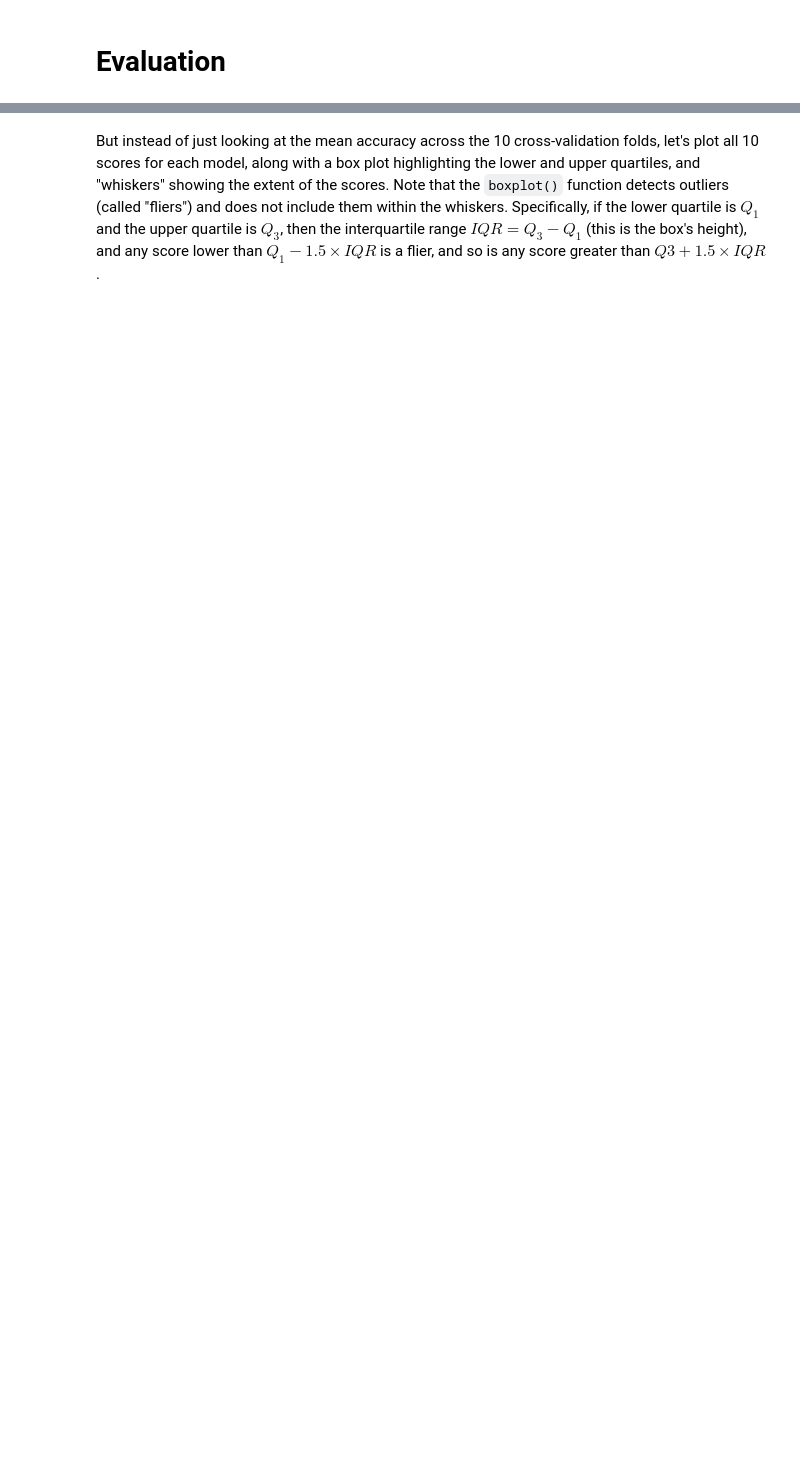
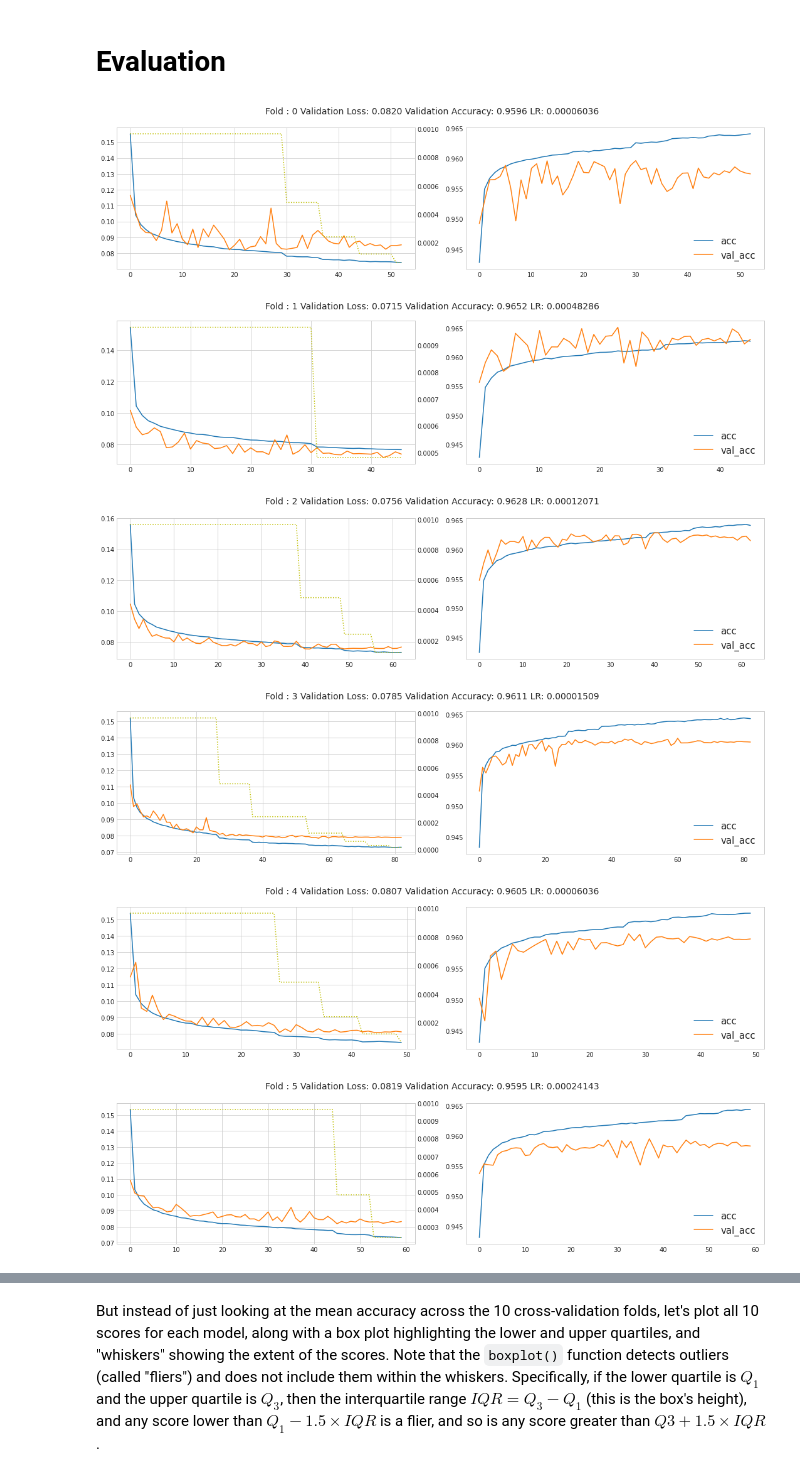
Before and after one commit to furyhawk/kaggle_practice, a Jupyter notebook: Classification/simplenn-logisticreg.ipynb, the cells around one changed output, grey strips where cells are left out. Cells and saved outputs as stored; diff of their text form; code cells hidden in the pictures; blank space fills up the shorter version.

```diff
--- a/Classification/simplenn-logisticreg.ipynb
+++ b/Classification/simplenn-logisticreg.ipynb
@@ -286,9 +331,9 @@ By using RobustScaler(), we can remove the outliers
 ![](https://github.com/furyhawk/kaggle_practice/blob/main/images/Scalers.png?raw=true)
 # %%
 transformer_all_cols = make_pipeline(
-#     RobustScaler(),
-    StandardScaler(),
-    MinMaxScaler(feature_range=(0, 1))
+    RobustScaler(),
+#     StandardScaler(),
+#     MinMaxScaler(feature_range=(0, 1))
 )
 
 preprocessor = make_column_transformer(
@@ -355,31 +403,33 @@ total_acc = []
 f_scores = []
 
 kf = StratifiedKFold(n_splits=FOLDS,random_state=RANDOM_STATE,shuffle=True)
+# %%
+X_train_transformed = preprocessor.fit_transform(X)
+X_test = preprocessor.transform(test_data)
 # %%
-X_test = preprocessor.fit_transform(test_data)
-
 for fold,(train_index, valid_index) in enumerate(kf.split(X=X, y=y.Cover_Type)):
 
-    X_train, X_valid = X.iloc[train_index], X.iloc[valid_index]
+    X_train, X_valid = X_train_transformed[train_index], X_train_transformed[valid_index]
     y_train, y_valid = y_cat[train_index], y_cat[valid_index]
 
     #   --------------------------------------------------------
     # Preprocessing
-    index_valid  = X_valid.index.tolist()
-    X_train = preprocessor.fit_transform(X_train)
-    X_valid = preprocessor.transform(X_valid)
+    index_valid = valid_index.tolist()
+#     index_valid  = X_valid.index.tolist()
+#     X_train = preprocessor.fit_transform(X_train)
+#     X_valid = preprocessor.transform(X_valid)
 
     #  ----------------------------------------------------------
     # Model
     model, early_stopping, plateau  = load_model()
 
-    history = model.fit(  X_train, y_train,
+    history = model.fit( X_train, y_train,
                 validation_data = (X_valid, y_valid),
-                batch_size = BATCH_SIZE,
-                epochs = EPOCHS,
-                callbacks = [early_stopping, plateau],
-                shuffle = True,
-                verbose = 0
+                batch_size      = BATCH_SIZE,
+                epochs          = EPOCHS,
+                callbacks       = [early_stopping, plateau],
+                shuffle         = True,
+                verbose         = 0
               )
 
     #  ----------------------------------------------------------
@@ -419,25 +515,32 @@ print(f"mean accuracy_score: {np.mean(total_acc)}, std: {np.std(total_acc)}")
 # %%
 def plot_acc(f_scores):
     for fold in range(f_scores['folds'].nunique()):
         history_f = f_scores[f_scores['folds'] == fold]
 
-        fig, ax1 = plt.subplots(1, 2, tight_layout=True, figsize=(14,4))
+        fig, ax1 = plt.subplots(1, 2, tight_layout=True, figsize=(15,4))
 
-        fig.suptitle('Fold : '+ str(fold), fontsize=14)
+        fig.suptitle('Fold : '+ str(fold) +
+                     " Validation Loss: {:0.4f}".format(history_f['val_loss'].min()) +
+                     " Validation Accuracy: {:0.4f}".format(history_f['val_acc'].max()) +
+                     " LR: {:0.8f}".format(history_f['lr'].min())
+                     , fontsize=14)
 
         plt.subplot(1,2,1)
         plt.plot(history_f.loc[:, ['loss', 'val_loss']], label= ['loss', 'val_loss'])
         plt.gca().twinx().plot(history_f.loc[:, ['lr']], 'y:') # default color is same as first ax
         plt.legend(fontsize=15)
         plt.grid()
 
         plt.subplot(1,2,2)
         plt.plot(history_f.loc[:, ['acc', 'val_acc']],label= ['acc', 'val_acc'])
         plt.legend(fontsize=15)
         plt.grid()
 
-        print("Validation Loss: {:0.4f}".format(history_f['val_loss'].min()));
-        print("Validation Accuracy: {:0.4f}".format(history_f['val_acc'].max()));
-        print("LR: {:0.8f}".format(history_f['lr'].min()));
-
 plot_acc(f_scores)
+# %% [output]
+[figure, added]
+[figure, added]
+[figure, added]
+[figure, added]
+[figure, added]
+[figure, added]
```
Also changed, not shown: parts of 20 cells of this notebook.
